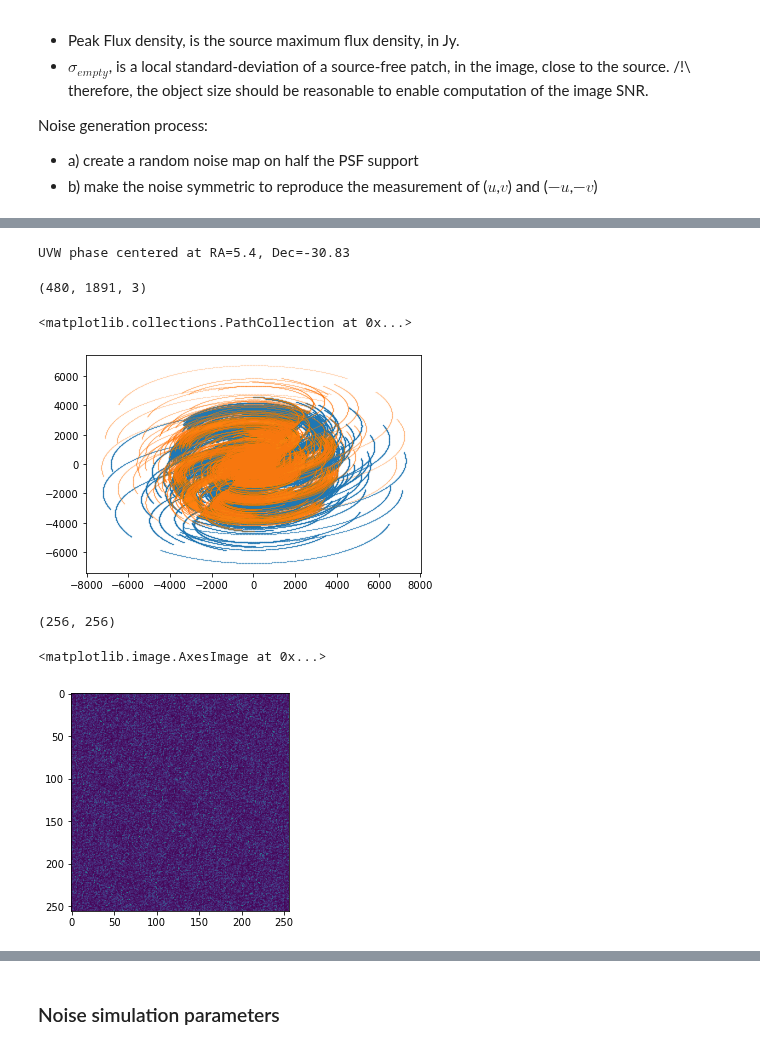
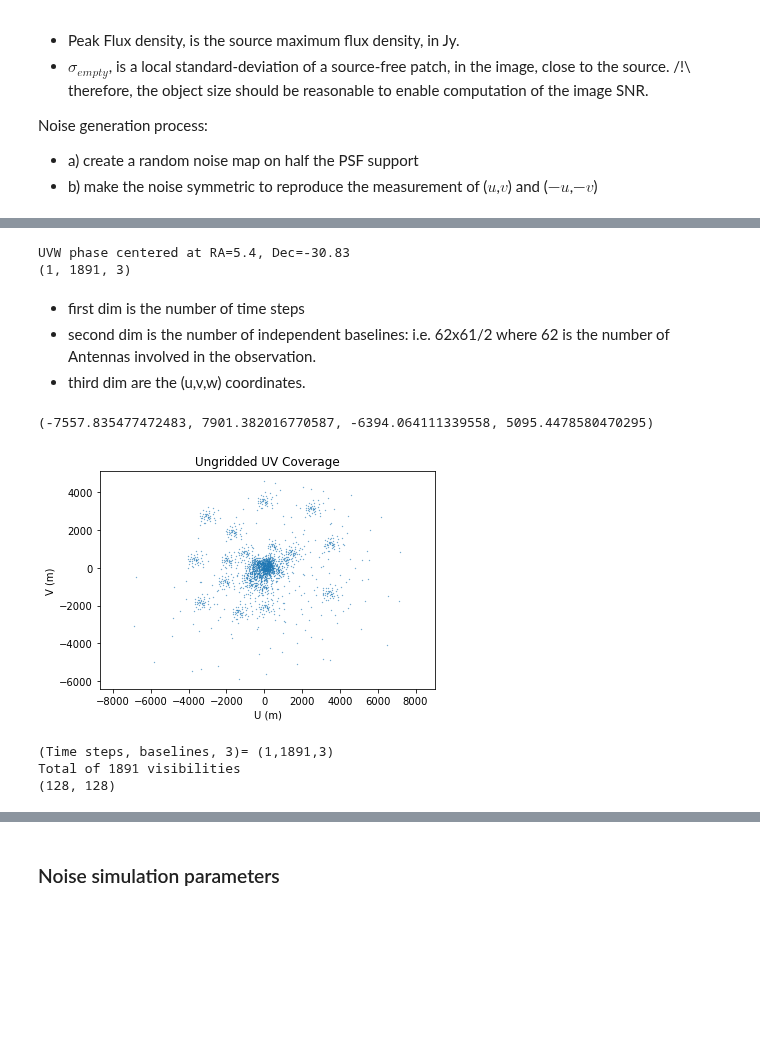
Before and after one commit to CosmoStat/ShapeDeconv, a Jupyter notebook: data/T-RECS/Generate Radio ground truth from T-RECS.ipynb, the cells around one changed output, grey strips where cells are left out. Drawn from its saved outputs; the diff is of its cells as text; code cells hidden in the pictures; blank space fills up the shorter version.

Commit message:
solving PSF bug, now working. Still need to think about bootstrapping pixel resolutions with galaxy image before convolution

```diff
--- a/data/T-RECS/Generate Radio ground truth from T-RECS.ipynb
+++ b/data/T-RECS/Generate Radio ground truth from T-RECS.ipynb
@@ -202,15 +191,35 @@ To make the PSF variable, one has to change the start time and stop time of the
 - Sidereal time: http://www.jgiesen.de/astro/astroJS/siderealClock/
 - NAAP Labs: https://astro.unl.edu/downloads/
 # %%
-# Initialized parameters
 # Specific parameters to generate Radio interferometric PSF from observational constraints with MeerKAT.
 # Radio PSF are frequency, time, direction and exposure dependent. Therefore, observational parameters should be specified or fixed to reasonable values.
-Obs_start='2020-10-05T20:00:00' # in Universal Time (UT)
-Obs_end='2020-10-06T04:00:00'   # in UT  # [Obs_start, Obs_end] define the exposure time
 
-#Npix=128 # PSF Support size, should be same or twice the postage stamp.
-FoV=0.1 # Field of View (in degrees) ===> gives size of pixel on the sky. Should be compatible with galaxy size range in degrees.
+## Setting observation parameters
+F=1420 # Observing frequency in MHz.
+
+# Pointing information
+FOV=pixelscale*Npix/3600*1.01 # Desired Field of View of the image (in degrees) ===> gives size of pixel on the sky. Should be compatible with galaxy size range in degrees.
 Pointing_RA=5.4     # Right ascension in degrees. (15° = 1h of RA)
 Pointing_DEC=-30.83 # Declination in degrees.
+Pointing=MakePSF.SkyCoord(Pointing_RA,Pointing_DEC,unit='deg') # generating pointing object
 
-F=1420e6 # Observing frequency in Hz.
+# Time settings
+Obs_start='2020-10-05T20:00:00' # in Universal Time (UT)
+Obs_end='2020-10-05T20:05:00'
+tstart=Time(Obs_start,format='isot',scale='utc')
+tend=Time(Obs_end,format='isot',scale='utc')
+
+# Time intervals and time integration
+delta_t=300. # integration time per uv component (small will increase computing time for long observations)
+tstep=TimeDelta(delta_t,format='sec') # using convenient time object
+Ndates=round(((tend-tstart)/tstep).value) # number of time steps
+timetab=Time([tstart+i*tstep for i in range(int(Ndates))])
+
+# Setting
+uvw=MakePSF.UVW(timetab,MakePSF.MeerKATarr.Array,F) # setting times, array and frequency
+uvw.compute(phase_center=Pointing) # computing uv coverage from pointing
+
+print(uvw.uvw.shape)
+# %% [output]
+UVW phase centered at RA=5.4, Dec=-30.83
+(1, 1891, 3)
@@ -232,26 +226,22 @@ uvw=MakePSF.UVW(timetab,MakePSF.MeerKATarr.Array,F)
-# %%
-uvw.compute(phase_center=Pointing)
-# %% [output]
-UVW phase centered at RA=5.4, Dec=-30.83
-# %%
-uvw.uvw.shape
-# %% [output]
-(480, 1891, 3)
+# %% [markdown]
+- first dim is the number of time steps
+- second dim is the number of independent baselines: i.e. 62x61/2 where 62 is the number of Antennas involved in the observation.
+- third dim are the (u,v,w) coordinates.
 # %%
-plt.scatter(uvw.uvw[:,:,0],uvw.uvw[:,:,1],s=0.1,marker='.')
-plt.scatter(-uvw.uvw[:,:,0],-uvw.uvw[:,:,1],s=0.1,marker='.',alpha=0.3)
+plt.scatter(uvw.uvw[:,:,0],uvw.uvw[:,:,1],s=0.3,marker='.')
+#plt.scatter(-uvw.uvw[:,:,0],-uvw.uvw[:,:,1],s=0.3,marker='.',alpha=0.7)
+plt.title('Ungridded UV Coverage')
+plt.xlabel('U (m)')
+plt.ylabel('V (m)')
+plt.axis('equal')
 # %% [output]
-<matplotlib.collections.PathCollection at 0x...>
+(-7557.835477472483, 7901.382016770587, -6394.064111339558, 5095.4478580470295)
-[figure, old version]
+[figure, new version]
 # %%
-img=MakePSF.Imager(uvw.uvw,fov=FoV)
-psf=img.make_psf(npix=256,freq=F)
+img=MakePSF.Imager(uvw.uvw[...,0:2],fov=FOV) # preparing the imager
+psf,sampling=img.make_psf(npix=Npix,freq=F)  # gridding
+print(sampling.shape)
+# %% [output]
+(Time steps, baselines, 3)= (1,1891,3)
+Total of 1891 visibilities
+(128, 128)
-# %%
-psf.shape
-# %% [output]
-(256, 256)
-# %%
-plt.imshow(psf)
-# %% [output]
-<matplotlib.image.AxesImage at 0x...>
-[figure, removed]
```
Also changed, not shown: parts of 9 cells of this notebook.
